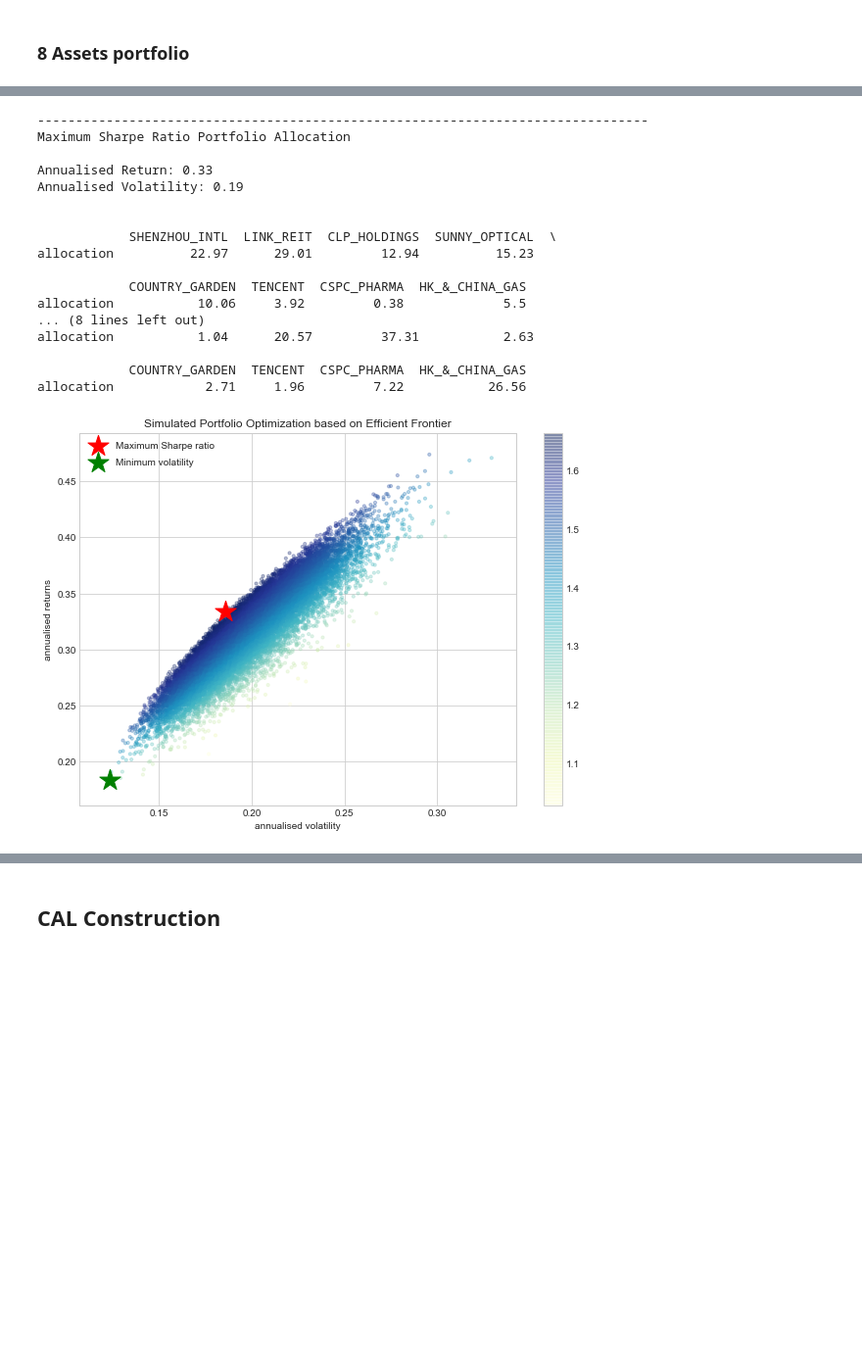
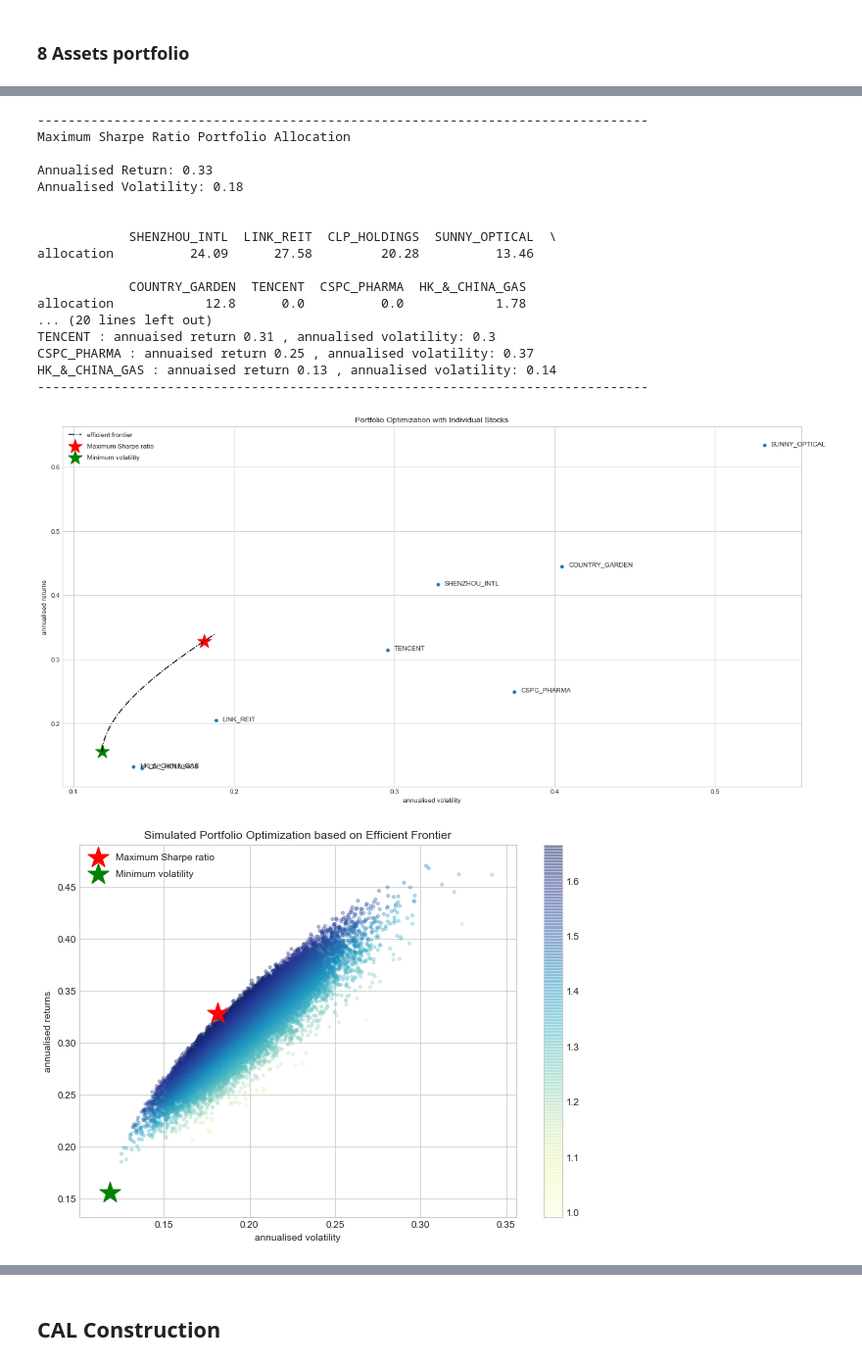
Before and after one commit to ckwu9761/RMBI-Capstone, a Jupyter notebook: Stock_Risk_Data.ipynb, the cells around one changed output, grey strips where cells are left out. Shown at 98% size. Saved outputs shown, nothing was run; the diff lists cells and outputs as text; code cells hidden in the pictures; blank space fills up the shorter version.

```diff
--- a/Stock_Risk_Data.ipynb
+++ b/Stock_Risk_Data.ipynb
@@ -371,21 +473,19 @@ num_portfolios = 25000
 # %%
-### Portfolio construction
-
-results, weights = random_portfolios(num_portfolios,mean_returns, cov_matrix, rf)
-
-max_sharpe_idx = np.argmax(results[2])
-sdp, rp = results[0,max_sharpe_idx], results[1,max_sharpe_idx]
-max_sharpe_allocation = pd.DataFrame(weights[max_sharpe_idx],index=table.columns,columns=['allocation'])
+max_sharpe = max_sharpe_ratio(mean_returns, cov_matrix, rf)
+sdp, rp = portfolio_annualised_performance(max_sharpe['x'], mean_returns, cov_matrix)
+max_sharpe_allocation = pd.DataFrame(max_sharpe.x,index=table.columns,columns=['allocation'])
 max_sharpe_allocation.allocation = [round(i*100,2)for i in max_sharpe_allocation.allocation]
 max_sharpe_allocation = max_sharpe_allocation.T
+max_sharpe_allocation
 
-
-min_vol_idx = np.argmin(results[0])
-sdp_min, rp_min = results[0,min_vol_idx], results[1,min_vol_idx]
-min_vol_allocation = pd.DataFrame(weights[min_vol_idx],index=table.columns,columns=['allocation'])
+min_vol = min_variance(mean_returns, cov_matrix)
+sdp_min, rp_min = portfolio_annualised_performance(min_vol['x'], mean_returns, cov_matrix)
+min_vol_allocation = pd.DataFrame(min_vol.x,index=table.columns,columns=['allocation'])
 min_vol_allocation.allocation = [round(i*100,2)for i in min_vol_allocation.allocation]
 min_vol_allocation = min_vol_allocation.T
 
+an_vol = np.std(returns) * np.sqrt(252)
+an_rt = mean_returns * 252
 
 print ("-"*80)
 print ("Maximum Sharpe Ratio Portfolio Allocation\n")
@@ -393,39 +493,62 @@ print ("Annualised Return:", round(rp,2))
 print ("Annualised Volatility:", round(sdp,2))
 print ("\n")
 print (max_sharpe_allocation)
 print ("-"*80)
 print ("Minimum Volatility Portfolio Allocation\n")
 print ("Annualised Return:", round(rp_min,2))
 print ("Annualised Volatility:", round(sdp_min,2))
 print ("\n")
 print (min_vol_allocation)
+print ("-"*80)
+print ("Individual Stock Returns and Volatility\n")
+for i, txt in enumerate(table.columns):
+    print (txt,":","annuaised return",round(an_rt[i],2),", annualised volatility:",round(an_vol[i],2))
+print ("-"*80)
+
+fig, ax = plt.subplots(figsize=(20, 10))
+ax.scatter(an_vol,an_rt,marker='o',s=20)
+
+for i, txt in enumerate(table.columns):
+    ax.annotate(txt, (an_vol[i],an_rt[i]), xytext=(10,0), textcoords='offset points')
+ax.scatter(sdp,rp,marker='*',color='r',s=500, label='Maximum Sharpe ratio')
+ax.scatter(sdp_min,rp_min,marker='*',color='g',s=500, label='Minimum volatility')
+
+target = np.linspace(rp_min, 0.34, 50)
+efficient_portfolios = efficient_frontier(mean_returns, cov_matrix, target)
+ax.plot([p['fun'] for p in efficient_portfolios], target, linestyle='-.', color='black', label='efficient frontier')
+ax.set_title('Portfolio Optimization with Individual Stocks')
+ax.set_xlabel('annualised volatility')
+ax.set_ylabel('annualised returns')
+ax.legend(labelspacing=0.8)
+plt.show()
 
 plt.figure(figsize=(10, 7))
 plt.scatter(results[0,:],results[1,:],c=results[2,:],cmap='YlGnBu', marker='o', s=10, alpha=0.3)
 plt.colorbar()
 plt.scatter(sdp,rp,marker='*',color='r',s=500, label='Maximum Sharpe ratio')
 plt.scatter(sdp_min,rp_min,marker='*',color='g',s=500, label='Minimum volatility')
 plt.title('Simulated Portfolio Optimization based on Efficient Frontier')
 plt.xlabel('annualised volatility')
 plt.ylabel('annualised returns')
 plt.legend(labelspacing=0.8)
 plt.show()
 # %% [output]
 --------------------------------------------------------------------------------
 Maximum Sharpe Ratio Portfolio Allocation
 
 Annualised Return: 0.33
-Annualised Volatility: 0.19
+Annualised Volatility: 0.18
 
 
             SHENZHOU_INTL  LINK_REIT  CLP_HOLDINGS  SUNNY_OPTICAL  \
-allocation          22.97      29.01         12.94          15.23
+allocation          24.09      27.58         20.28          13.46
 
             COUNTRY_GARDEN  TENCENT  CSPC_PHARMA  HK_&_CHINA_GAS
-allocation           10.06     3.92         0.38             5.5
-... (8 lines left out)
-allocation           1.04      20.57         37.31           2.63
-
-            COUNTRY_GARDEN  TENCENT  CSPC_PHARMA  HK_&_CHINA_GAS
-allocation            2.71     1.96         7.22           26.56
+allocation            12.8      0.0          0.0            1.78
+... (20 lines left out)
+TENCENT : annuaised return 0.31 , annualised volatility: 0.3
+CSPC_PHARMA : annuaised return 0.25 , annualised volatility: 0.37
+HK_&_CHINA_GAS : annuaised return 0.13 , annualised volatility: 0.14
+--------------------------------------------------------------------------------
-[figure, old version]
+[figure, new version]
+[figure, added]
```
Also changed, not shown: parts of 14 cells of this notebook.
